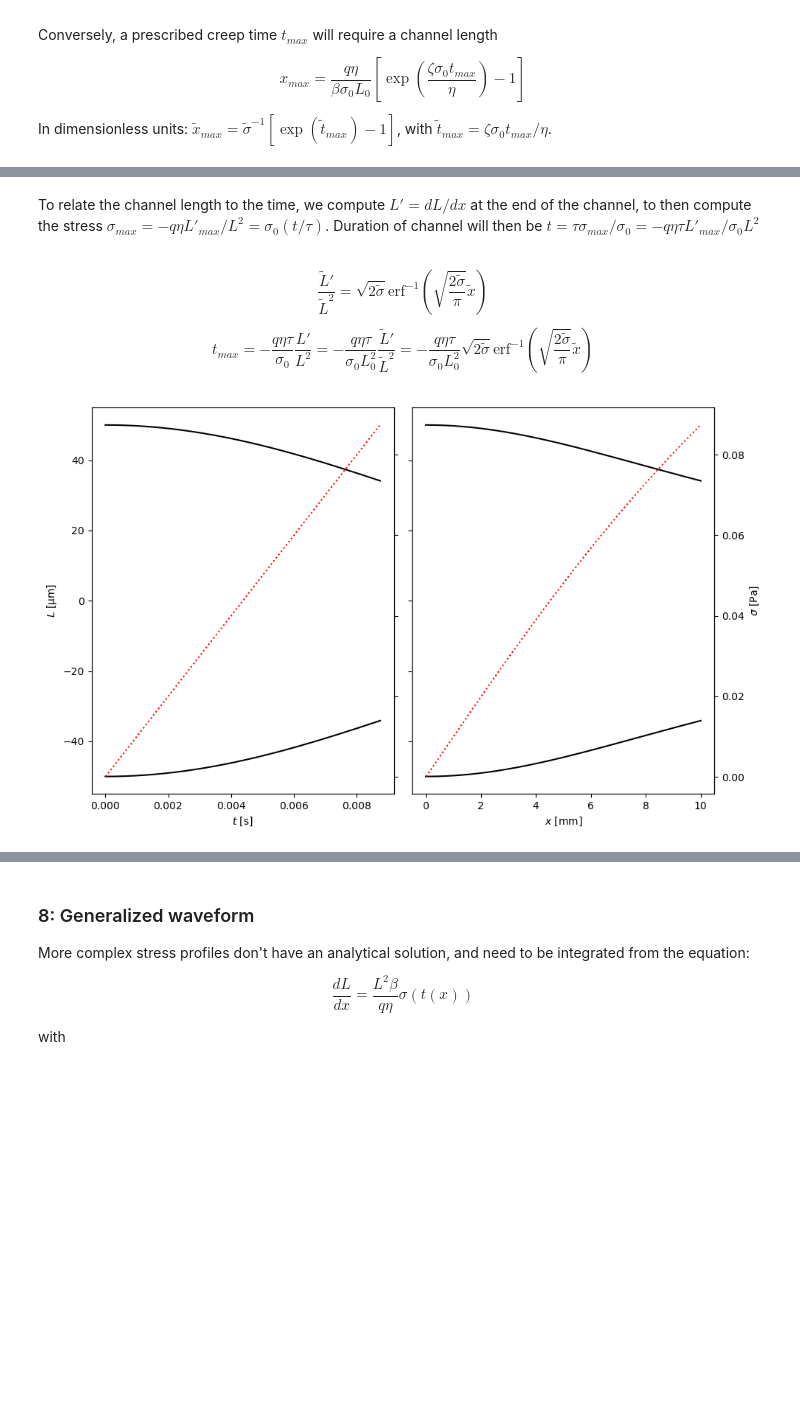
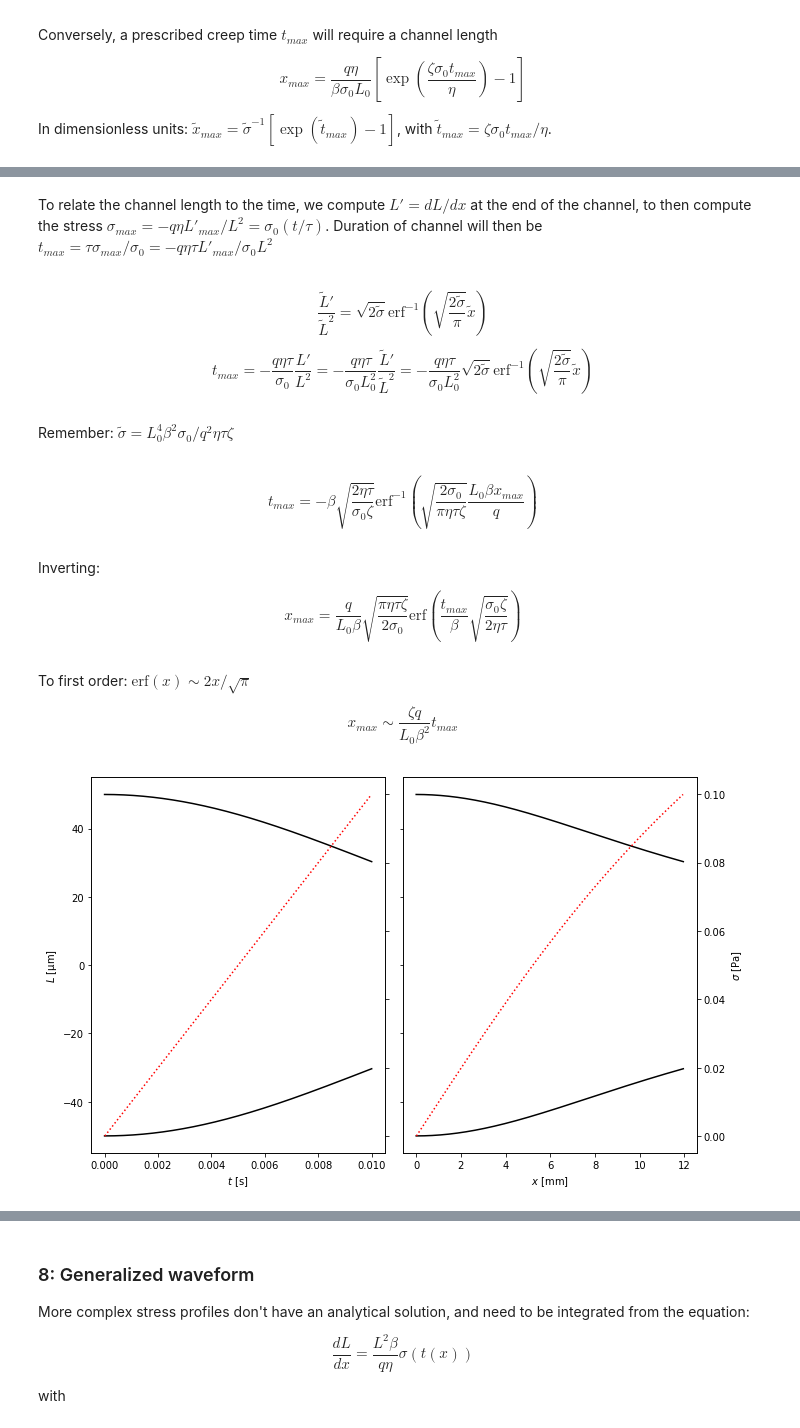
Before and after one commit to steaime/Rheoflupy, a Jupyter notebook: Tutorial_ChannelDesign.ipynb, the cells around one changed output, grey strips where cells are left out. Saved outputs shown, nothing was run; the diff lists cells and outputs as text; code cells hidden in the pictures; blank space fills up the shorter version.

```diff
--- a/Tutorial_ChannelDesign.ipynb
+++ b/Tutorial_ChannelDesign.ipynb
@@ -469,7 +469,7 @@ L(x)=
     \end{cases}
 $$
 # %% [markdown]
-To relate the channel length to the time, we compute $L'=dL/dx$ at the end of the channel, to then compute the stress $\sigma_{max}=-q\eta L'_{max}/L^2=\sigma_0(t/\tau)$. Duration of channel will then be $t=\tau \sigma_{max}/\sigma_0=-q\eta \tau L'_{max}/\sigma_0 L^2$
+To relate the channel length to the time, we compute $L'=dL/dx$ at the end of the channel, to then compute the stress $\sigma_{max}=-q\eta L'_{max}/L^2=\sigma_0(t/\tau)$. Duration of channel will then be $t_{max}=\tau \sigma_{max}/\sigma_0=-q\eta \tau L'_{max}/\sigma_0 L^2$
 # %% [markdown]
 $$
 \frac{\tilde{L}'}{\tilde{L}^2}=\sqrt{2\tilde{\sigma}}\mathrm{erf}^{-1}\left(\sqrt{\frac{2\tilde{\sigma}}{\pi}}\tilde{x}\right)
@@ -479,8 +479,27 @@ $$
 t_{max}=-\frac{q\eta\tau}{\sigma_0}\frac{L'}{L^2}=-\frac{q\eta\tau}{\sigma_0L_0^2}\frac{\tilde{L}'}{\tilde{L}^2}=
 -\frac{q\eta\tau}{\sigma_0L_0^2}\sqrt{2\tilde{\sigma}}\mathrm{erf}^{-1}\left(\sqrt{\frac{2\tilde{\sigma}}{\pi}}\tilde{x}\right)
 $$
+# %% [markdown]
+Remember: $\tilde{\sigma}=L_0^4 \beta^2 \sigma_0/q^2\eta \tau \zeta$
+# %% [markdown]
+$$
+t_{max}=
+-\beta\sqrt{\frac{2\eta\tau}{\sigma_0\zeta}}\mathrm{erf}^{-1}\left(\sqrt{\frac{2\sigma_0}{\pi\eta\tau\zeta}}\frac{L_0\beta x_{max}}{q}\right)
+$$
+# %% [markdown]
+Inverting:
+
+$$
+x_{max}=\frac{q}{L_0\beta}\sqrt{\frac{\pi\eta\tau\zeta}{2\sigma_0}}\mathrm{erf}\left(\frac{t_{max}}{\beta}\sqrt{\frac{\sigma_0\zeta}{2\eta\tau}}\right)
+$$
+# %% [markdown]
+To first order: $\mathrm{erf}(x)\sim 2x/\sqrt{\pi}$
+
+$$
+x_{max}\sim\frac{\zeta q}{L_0 \beta^2}t_{max}
+$$
 # %%
-_ = csa.plot_channel(*cd.linramp_dimensional(sigmadot=10, xmax=0.01, L0=1e-4, npts=1000, \
+_ = csa.plot_channel(*cd.linramp_dimensional(sigmadot=10, tmax=0.01, L0=1e-4, npts=1000, \
                                      q=creep_q, eta=1e-3, beta=1, zeta=1), t=None, q=creep_q)
 # %% [output]
-[figure, old version]
+[figure, new version]
```
Also changed, not shown: parts of 17 cells of this notebook, 3 other files.
